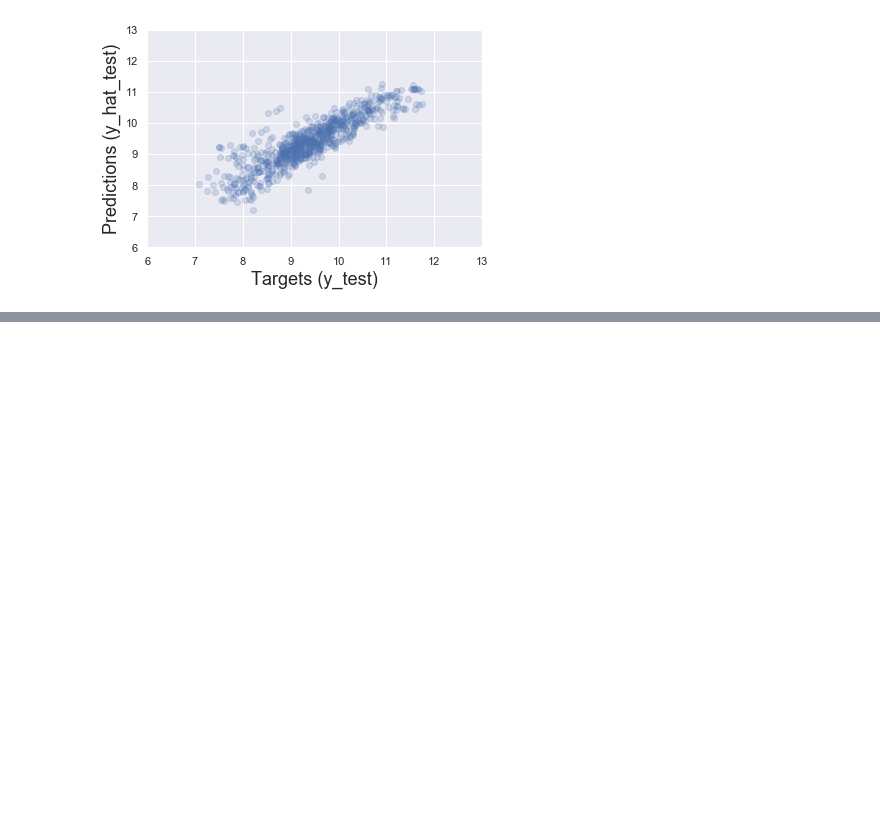
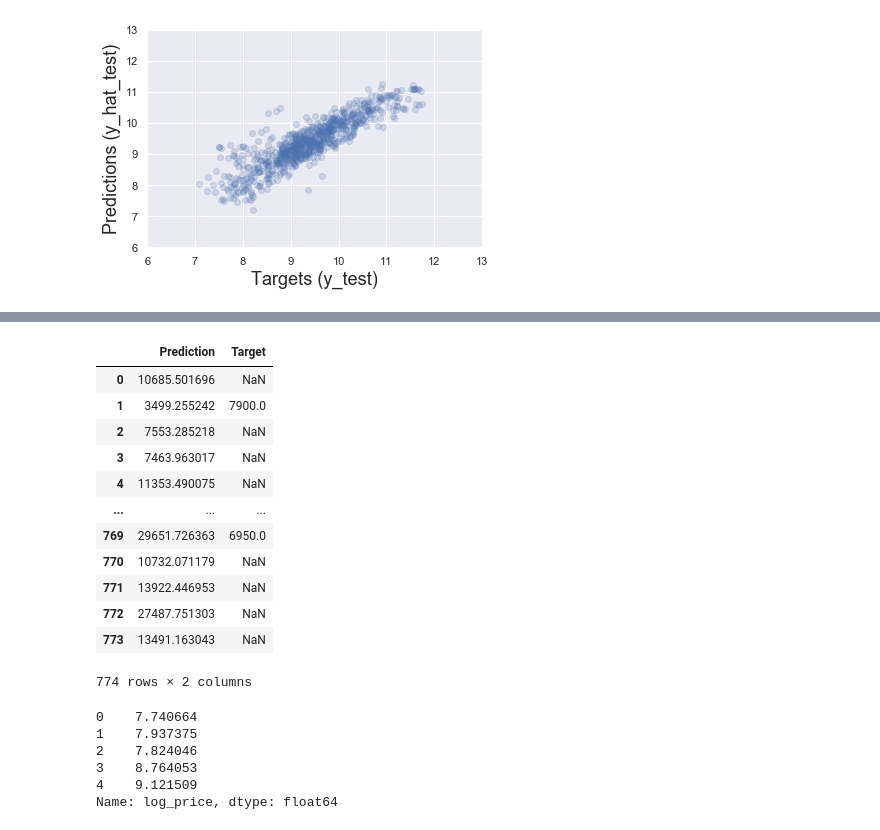
Before and after one commit to Andre-Williams22/Data-Science-ML-Courses, a Jupyter notebook: 365-DataScience/Advanced-Statistical-Methods/Real-Life-Example.ipynb, the cells around one changed output, grey strips where cells are left out. Saved outputs shown, nothing was run; the diff lists cells and outputs as text; code cells hidden in the pictures; blank space fills up the shorter version.

```diff
--- a/365-DataScience/Advanced-Statistical-Methods/Real-Life-Example.ipynb
+++ b/365-DataScience/Advanced-Statistical-Methods/Real-Life-Example.ipynb
@@ -508,3 +508,8 @@ plt.ylim(6,13)
 plt.show()
 # %% [output]
 [figure]
+# %%
+# Finally, let's manually check these predictions
+# To obtain the actual prices, we take the exponential of the log_price
+df_pf = pd.DataFrame(np.exp(y_hat_test), columns=['Prediction'])
+df_pf.head()
@@ -510,0 +523,39 @@ plt.show()
+# %%
+# We can also include the test targets in that data frame (so we can manually compare them)
+df_pf['Target'] = np.exp(y_test)
+df_pf
+
+# Note that we have a lot of missing values
+# There is no reason to have ANY missing values, though
+# This suggests that something is wrong with the data frame / indexing
+# %% [output]
+|  | Prediction | Target |
+| 0 | 10685.501696 | NaN |
+| 1 | 3499.255242 | 7900.0 |
+| 2 | 7553.285218 | NaN |
+| 3 | 7463.963017 | NaN |
+| 4 | 11353.490075 | NaN |
+| ... | ... | ... |
+| 769 | 29651.726363 | 6950.0 |
+| 770 | 10732.071179 | NaN |
+| 771 | 13922.446953 | NaN |
+| 772 | 27487.751303 | NaN |
+| 773 | 13491.163043 | NaN |
+774 rows × 2 columns
+# %%
+# After displaying y_test, we find what the issue is
+# The old indexes are preserved (recall earlier in that code we made a note on that)
+# The code was: data_cleaned = data_4.reset_index(drop=True)
+
+# Therefore, to get a proper result, we must reset the index and drop the old indexing
+y_test = y_test.reset_index(drop=True)
+
+# Check the result
+y_test.head()
+# %% [output]
+0    7.740664
+1    7.937375
+2    7.824046
+3    8.764053
+4    9.121509
+Name: log_price, dtype: float64
```
Also changed, not shown: parts of 7 cells of this notebook.
